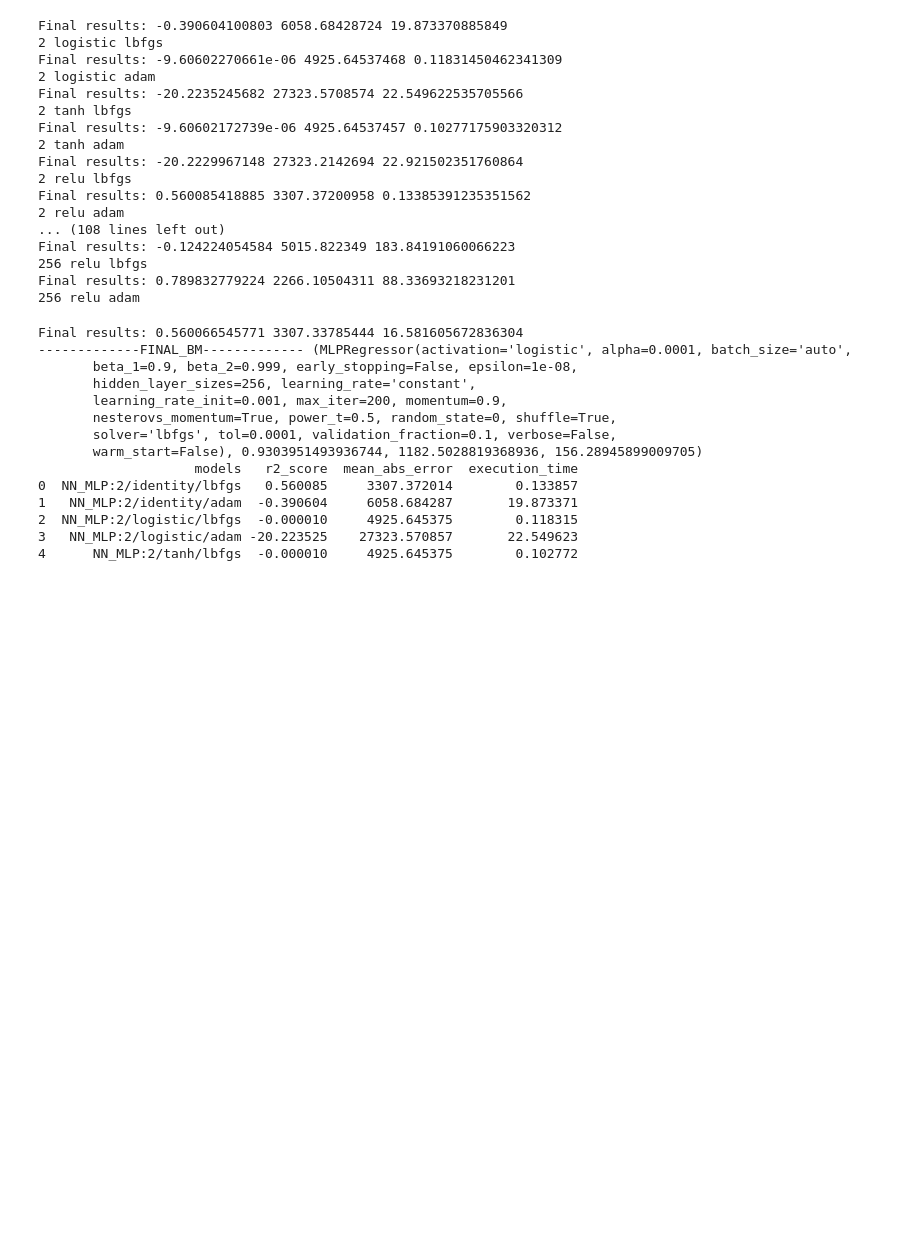
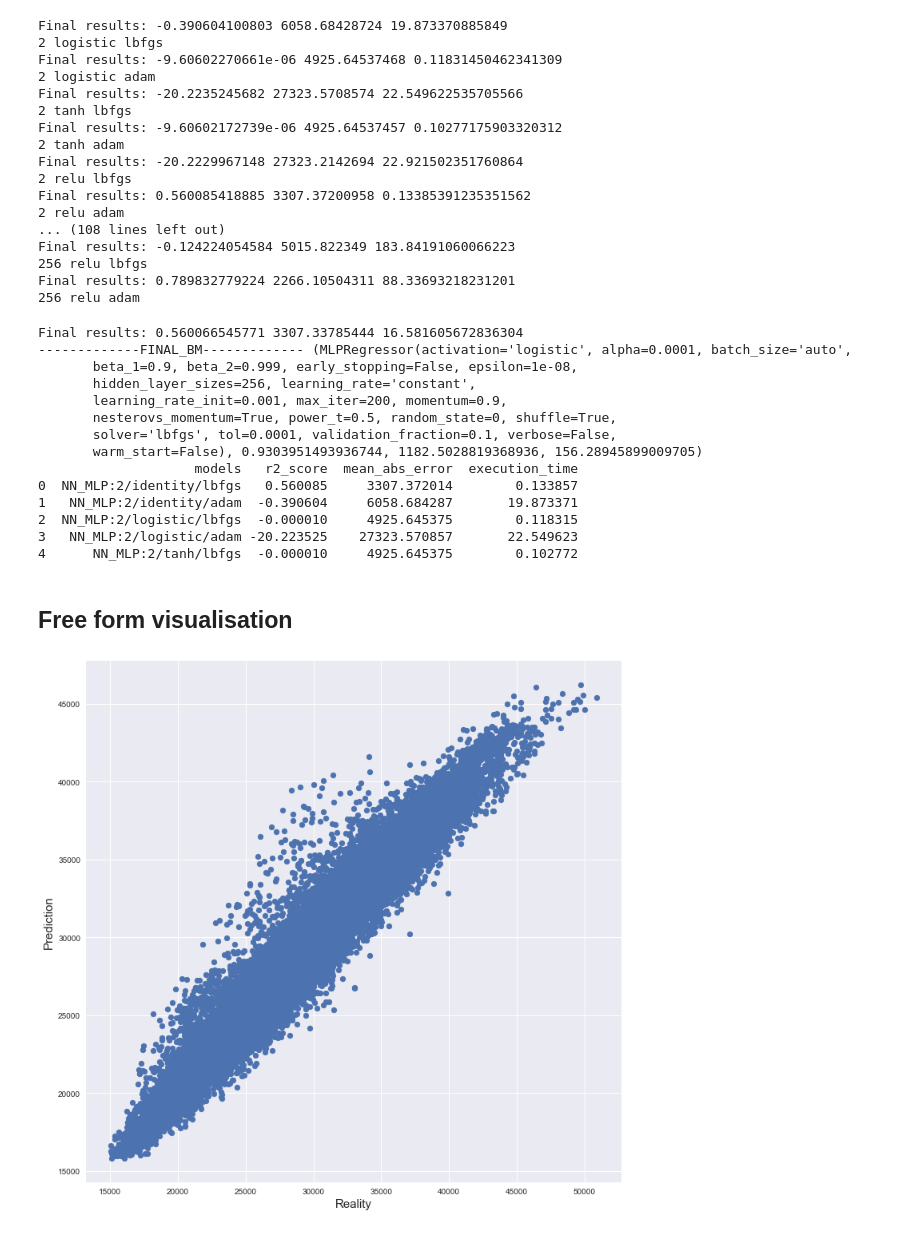
Before and after one commit to jeanmidevacc/udacity_mlen, a Jupyter notebook: capstone/analytics/pynb/capstone_analytics.ipynb, the cells around one changed output. Saved outputs shown, nothing was run; the diff lists cells and outputs as text; code cells hidden in the pictures; blank space fills up the shorter version.

```diff
--- a/capstone/analytics/pynb/capstone_analytics.ipynb
+++ b/capstone/analytics/pynb/capstone_analytics.ipynb
@@ -1454,3 +1454,22 @@ Final results: 0.560066545771 3307.33785444 16.581605672836304
 2  NN_MLP:2/logistic/lbfgs  -0.000010     4925.645375        0.118315
 3   NN_MLP:2/logistic/adam -20.223525    27323.570857       22.549623
 4      NN_MLP:2/tanh/lbfgs  -0.000010     4925.645375        0.102772
+# %% [markdown]
+## Free form visualisation
+# %%
+fig, ax = plt.subplots(figsize=(12,12))
+
+model=KNeighborsRegressor(28, weights="uniform")
+model.fit(X_train, y_train)
+y_pred=model.predict(X_test)
+
+ax.scatter(x=y_test,y=y_pred)
+
+ax.set_xlabel("Reality", fontsize=15)
+ax.set_ylabel("Prediction", fontsize=15)
+# plt.legend(prop={'size': 15})
+plt.show()
+
+ax.figure.savefig("../../reports/pictures/freeform_vis.png")
+# %% [output]
+[figure, added]
```
Also changed, not shown: 4 other files.
